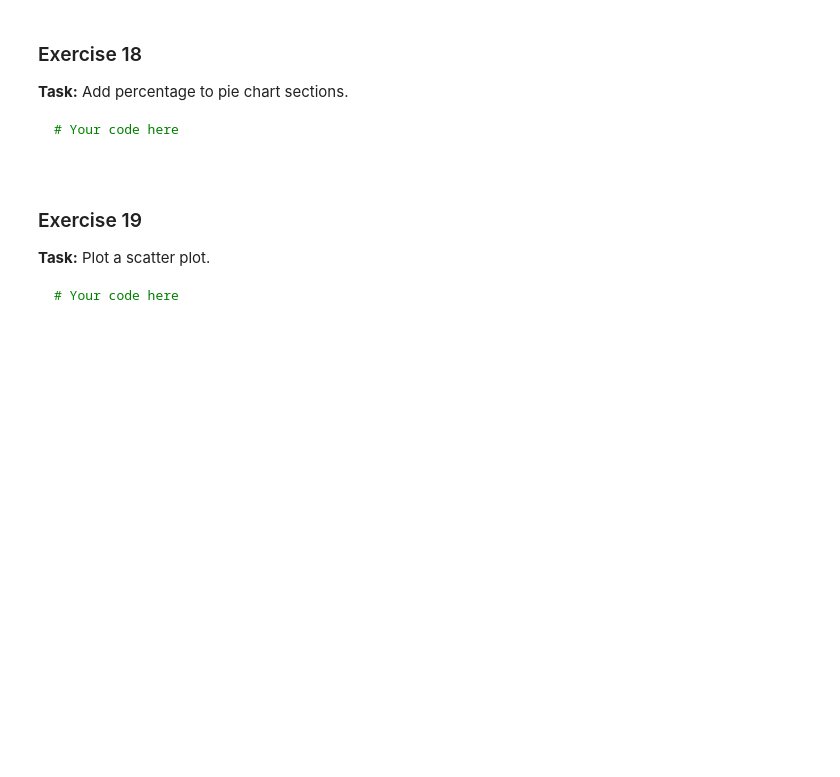
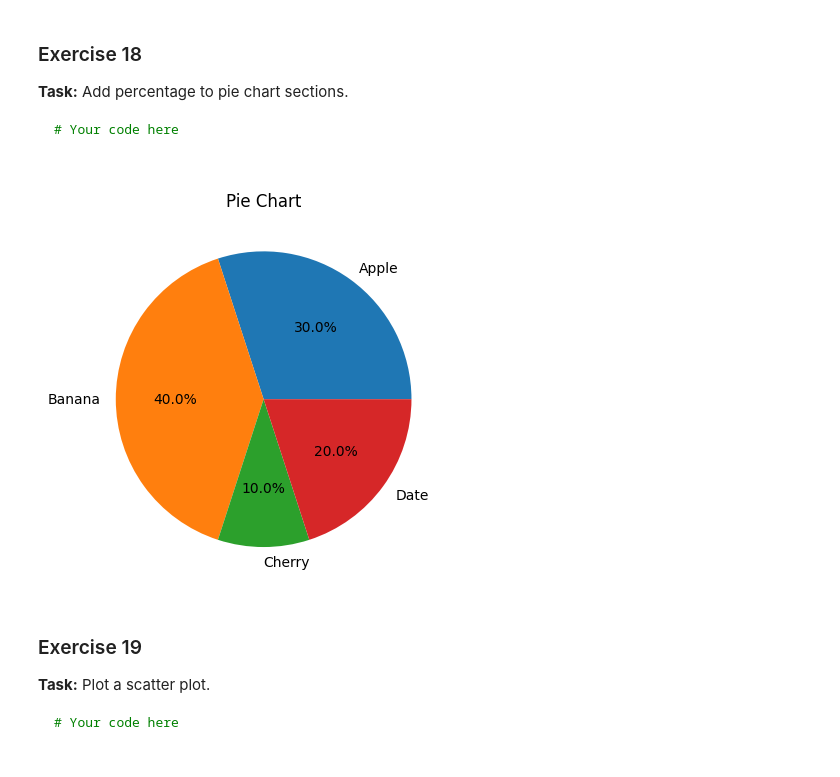
Before and after one commit to shrutirekha-srichandan/ML-course-using-python-Course, a Jupyter notebook: Python Assignments solutions/Python Assignment 4.ipynb, the cells around one changed output. Saved outputs shown, nothing was run; the diff lists cells and outputs as text; code cells hidden in the pictures; blank space fills up the shorter version.

````diff
--- a/Python Assignments solutions/Python Assignment 4.ipynb
+++ b/Python Assignments solutions/Python Assignment 4.ipynb
@@ -285,6 +285,13 @@ plt.show()
 # Your code here
 
 ```
+# %%
+fruits={'Apple':30,'Banana':40,'Cherry':10,'Date':20}
+plt.pie(fruits.values(),labels=fruits.keys(),autopct='%1.1f%%')
+plt.title('Pie Chart')
+plt.show()
+# %% [output]
+[figure, added]
 # %% [markdown]
 ### Exercise 19
 **Task:** Plot a scatter plot.
````
Also changed, not shown: parts of 4 cells of this notebook, 4 other files.
